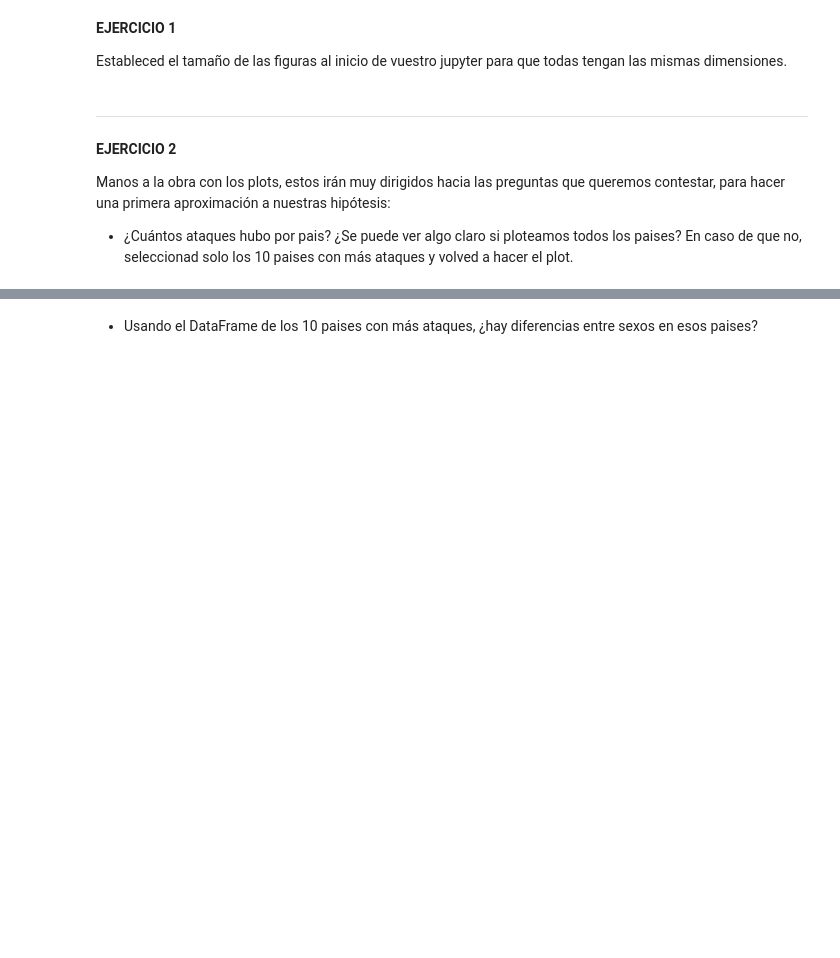
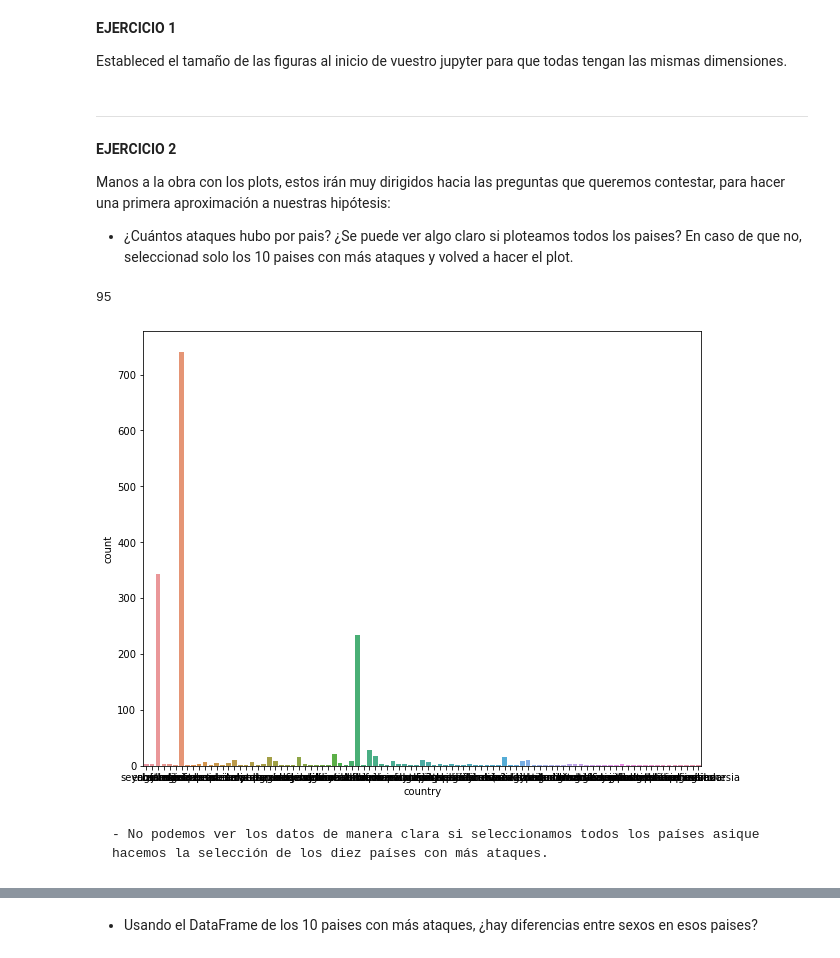
Before and after one commit to Adalab/DA-promo-c-modulo-2-sprint-2-Anahi-Mai, a Jupyter notebook: EDA/pp_eda_III.ipynb, the cells around one changed output, grey strips where cells are left out. Cells and saved outputs as stored; diff of their text form; code cells hidden in the pictures; blank space fills up the shorter version.

```diff
--- a/EDA/pp_eda_III.ipynb
+++ b/EDA/pp_eda_III.ipynb
@@ -80,4 +81,15 @@ warnings.filterwarnings('ignore')
 Manos a la obra con los plots, estos irán muy dirigidos hacia las preguntas que queremos contestar, para hacer una primera aproximación a nuestras hipótesis:
 
 - ¿Cuántos ataques hubo por pais? ¿Se puede ver algo claro si ploteamos todos los paises? En caso de que no, seleccionad solo los 10 paises con más ataques y volved a hacer el plot.
+# %%
+len(df.country.value_counts()) #comprobamos la longitud de la columna para saber la cantidad de países
+# %% [output]
+95
+# %%
+sns.countplot(x = 'country', data = df)
+plt.show();
+# %% [output]
+[figure, added]
+# %% [markdown]
+    - No podemos ver los datos de manera clara si seleccionamos todos los países asique hacemos la selección de los diez países con más ataques.
 # %%
```
Also changed, not shown: parts of 36 cells of this notebook, 2 other files.
